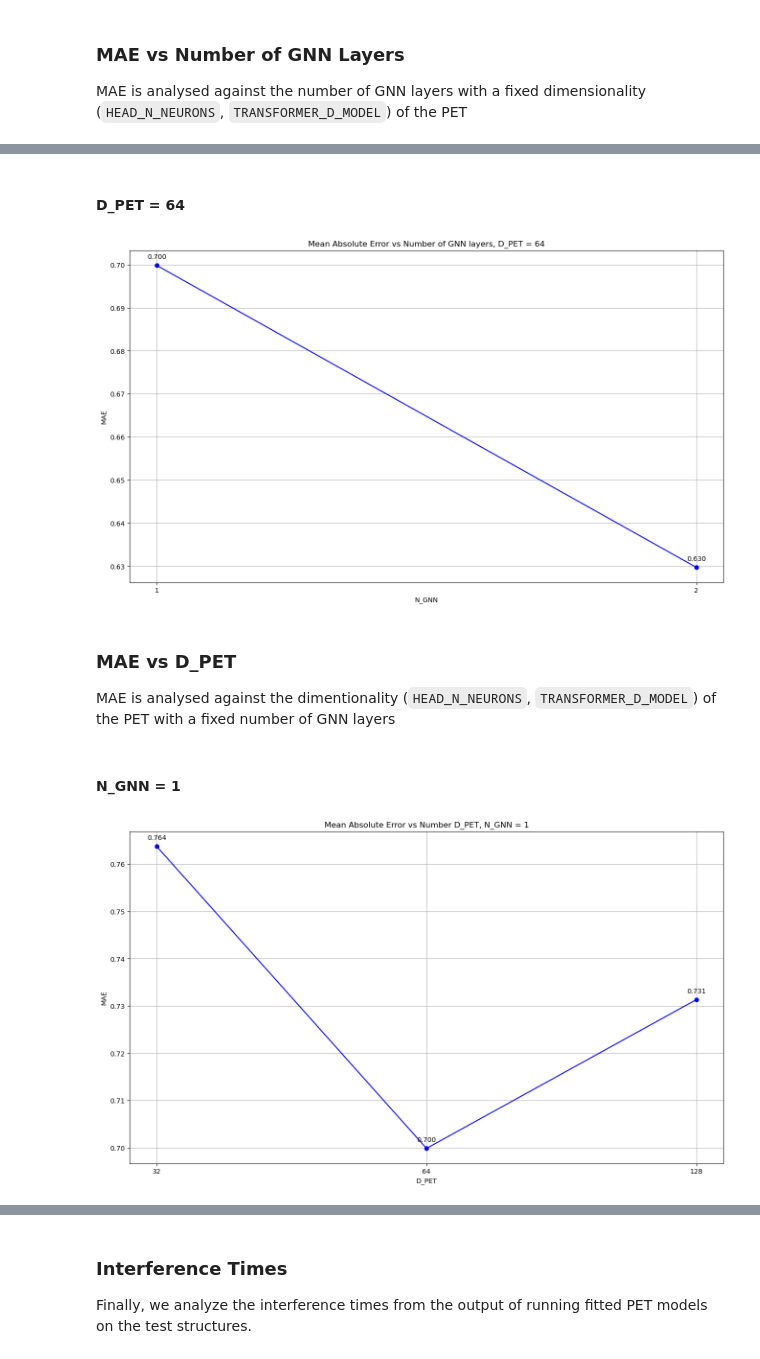
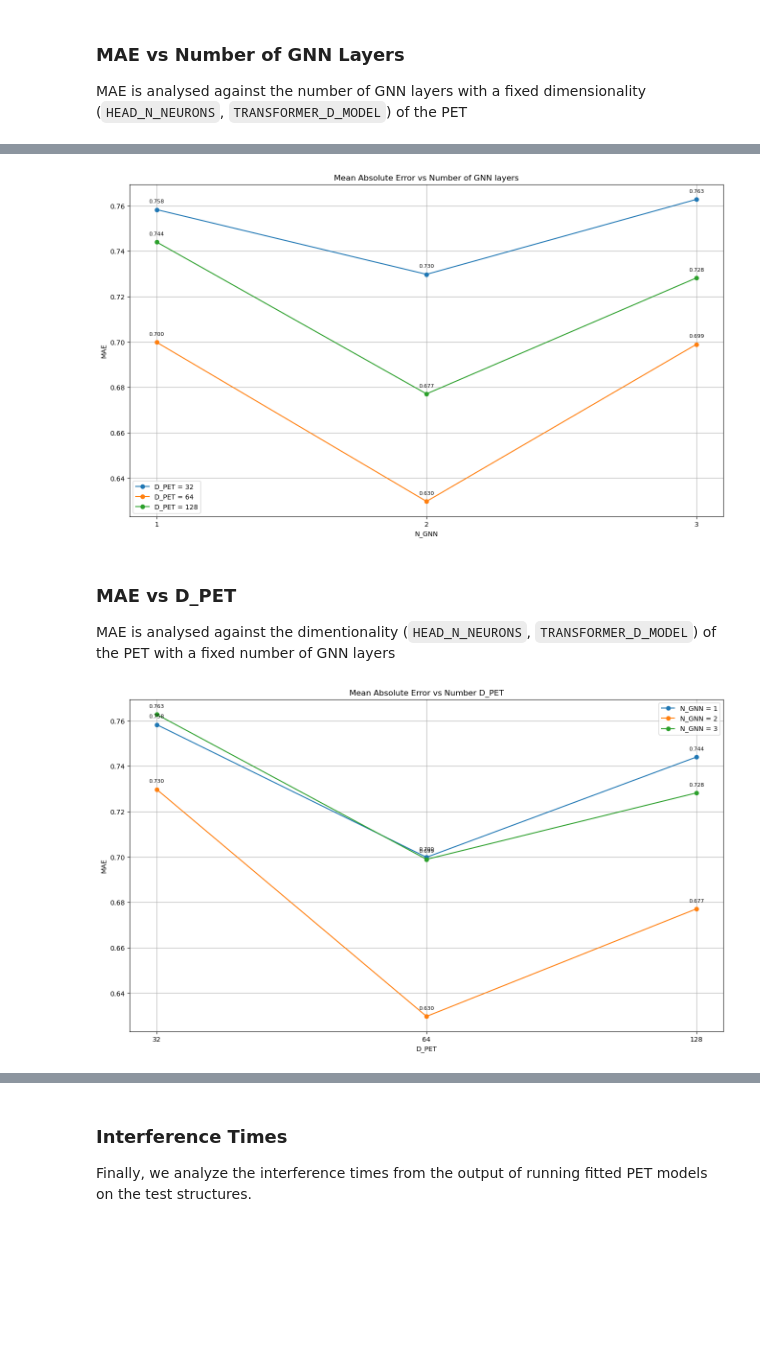
Before and after one commit to tulga-rdn/pet, a Jupyter notebook: plot_mae_nggn.ipynb, the cells around one changed output, grey strips where cells are left out. Saved outputs shown, nothing was run; the diff lists cells and outputs as text; code cells hidden in the pictures; blank space fills up the shorter version.

```diff
--- a/plot_mae_nggn.ipynb
+++ b/plot_mae_nggn.ipynb
@@ -89,44 +78,56 @@ plot(
-# %% [markdown]
-#### D_PET = 64
 # %%
-FOLDERS = ["run_1_64", "run_2_64"]
-N_GNNs = [1, 2]
+folders_32 = ["run_1_32", "run_2_32", "run_3_32"]
+folders_64 = ["run_1_64", "run_2_64", "run_3_64"]
+folders_128 = ["run_1_128", "run_2_128", "run_3_128"]
 
-best_maes = get_best_maes(folders=FOLDERS, keys=N_GNNs)
+N_GNNs = [1, 2, 3]
 
-x_values = list(best_maes.keys())
-y_values = list(best_maes.values())
+best_maes_32 = get_best_maes(folders=folders_32, keys=N_GNNs)
+best_maes_64 = get_best_maes(folders=folders_64, keys=N_GNNs)
+best_maes_128 = get_best_maes(folders=folders_128, keys=N_GNNs)
+
+x_values = list(best_maes_32.keys())
+y_values_32 = list(best_maes_32.values())
+y_values_64 = list(best_maes_64.values())
+y_values_128 = list(best_maes_128.values())
 
 plot(
     x_values,
-    y_values,
-    title="Mean Absolute Error vs Number of GNN layers, D_PET = 64",
+    [y_values_32, y_values_64, y_values_128],
+    ['D_PET = 32', 'D_PET = 64', 'D_PET = 128'],
+    title="Mean Absolute Error vs Number of GNN layers",
     xlabel="N_GNN",
-    ylabel="MAE",
+    ylabel="MAE"
 )
 # %% [output]
-[figure, old version]
+[figure, new version]
 # %% [markdown]
 ### MAE vs D_PET
 
 MAE is analysed against the dimentionality (`HEAD_N_NEURONS`, `TRANSFORMER_D_MODEL`) of the PET with a fixed number of GNN layers
-# %% [markdown]
-#### N_GNN = 1
 # %%
-FOLDERS = ["run_1_32", "run_1_64", "run_1_128"]
+folders_n1 = ["run_1_32", "run_1_64", "run_1_128"]
+folders_n2 = ["run_2_32", "run_2_64", "run_2_128"]
+folders_n3 = ["run_3_32", "run_3_64", "run_3_128"]
+
 D_PET = [32, 64, 128]
 
-best_maes = get_best_maes(folders=FOLDERS, keys=D_PET)
+best_maes_n1 = get_best_maes(folders=folders_n1, keys=D_PET)
+best_maes_n2 = get_best_maes(folders=folders_n2, keys=D_PET)
+best_maes_n3 = get_best_maes(folders=folders_n3, keys=D_PET)
 
-x_values = list(best_maes.keys())
-y_values = list(best_maes.values())
+x_values = list(best_maes_n1.keys())
+y_values_n1 = list(best_maes_n1.values())
+y_values_n2 = list(best_maes_n2.values())
+y_values_n3 = list(best_maes_n3.values())
 
 plot(
     x_values,
-    y_values,
-    title="Mean Absolute Error vs Number D_PET, N_GNN = 1",
+    [y_values_n1, y_values_n2, y_values_n3],
+    ['N_GNN = 1', 'N_GNN = 2', 'N_GNN = 3'],
+    title="Mean Absolute Error vs Number D_PET",
     xlabel="D_PET",
-    ylabel="MAE",
+    ylabel="MAE"
 )
 # %% [output]
-[figure, old version]
+[figure, new version]
```
Also changed, not shown: parts of 14 cells of this notebook.
